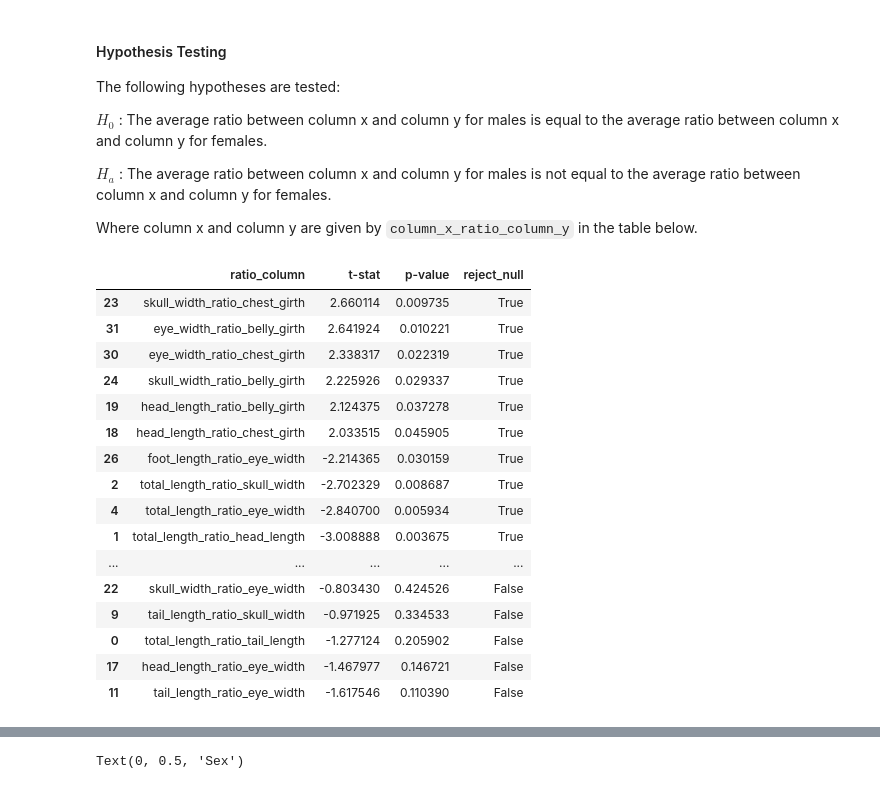
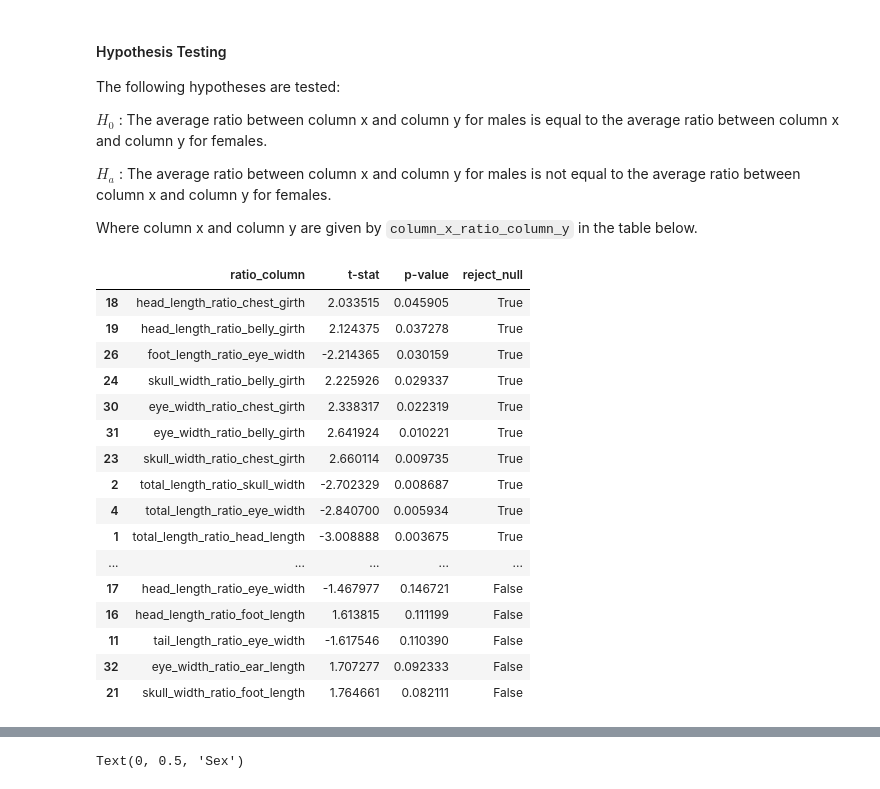
Before and after one commit to stephenfitzsimon/possum-regression, a Jupyter notebook: possum_models.ipynb, the cells around one changed output, grey strips where cells are left out. Saved outputs shown, nothing was run; the diff lists cells and outputs as text; code cells hidden in the pictures.

```diff
--- a/possum_models.ipynb
+++ b/possum_models.ipynb
@@ -390,22 +391,22 @@ $H_a$ : The average ratio between column x and column y for males is not equal t
 
 Where column x and column y are given by `column_x_ratio_column_y` in the table below.
 # %%
-explore_target_sex.hypothesis_two_sample_ttest_ratio(train).sort_values(['reject_null', 't-stat'], ascending=False)
+explore_target_sex.hypothesis_two_sample_ttest_ratio(train).sort_values(['reject_null', 'p-value'], ascending=False)
 # %% [output]
 |  | ratio_column | t-stat | p-value | reject_null |
+| 18 | head_length_ratio_chest_girth | 2.033515 | 0.045905 | True |
+| 19 | head_length_ratio_belly_girth | 2.124375 | 0.037278 | True |
+| 26 | foot_length_ratio_eye_width | -2.214365 | 0.030159 | True |
+| 24 | skull_width_ratio_belly_girth | 2.225926 | 0.029337 | True |
+| 30 | eye_width_ratio_chest_girth | 2.338317 | 0.022319 | True |
+| 31 | eye_width_ratio_belly_girth | 2.641924 | 0.010221 | True |
 | 23 | skull_width_ratio_chest_girth | 2.660114 | 0.009735 | True |
-| 31 | eye_width_ratio_belly_girth | 2.641924 | 0.010221 | True |
-| 30 | eye_width_ratio_chest_girth | 2.338317 | 0.022319 | True |
-| 24 | skull_width_ratio_belly_girth | 2.225926 | 0.029337 | True |
-| 19 | head_length_ratio_belly_girth | 2.124375 | 0.037278 | True |
-| 18 | head_length_ratio_chest_girth | 2.033515 | 0.045905 | True |
-| 26 | foot_length_ratio_eye_width | -2.214365 | 0.030159 | True |
 | 2 | total_length_ratio_skull_width | -2.702329 | 0.008687 | True |
 | 4 | total_length_ratio_eye_width | -2.840700 | 0.005934 | True |
 | 1 | total_length_ratio_head_length | -3.008888 | 0.003675 | True |
 | ... | ... | ... | ... | ... |
-| 22 | skull_width_ratio_eye_width | -0.803430 | 0.424526 | False |
-| 9 | tail_length_ratio_skull_width | -0.971925 | 0.334533 | False |
-| 0 | total_length_ratio_tail_length | -1.277124 | 0.205902 | False |
 | 17 | head_length_ratio_eye_width | -1.467977 | 0.146721 | False |
+| 16 | head_length_ratio_foot_length | 1.613815 | 0.111199 | False |
 | 11 | tail_length_ratio_eye_width | -1.617546 | 0.110390 | False |
+| 32 | eye_width_ratio_ear_length | 1.707277 | 0.092333 | False |
+| 21 | skull_width_ratio_foot_length | 1.764661 | 0.082111 | False |
```
Also changed, not shown: parts of 22 cells of this notebook, 1 other file.
